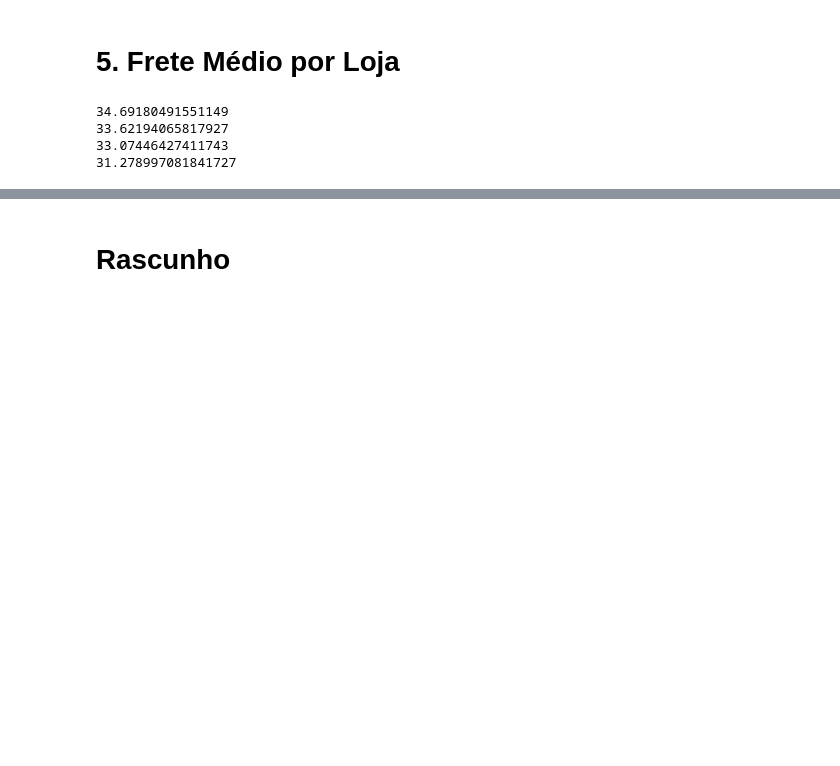
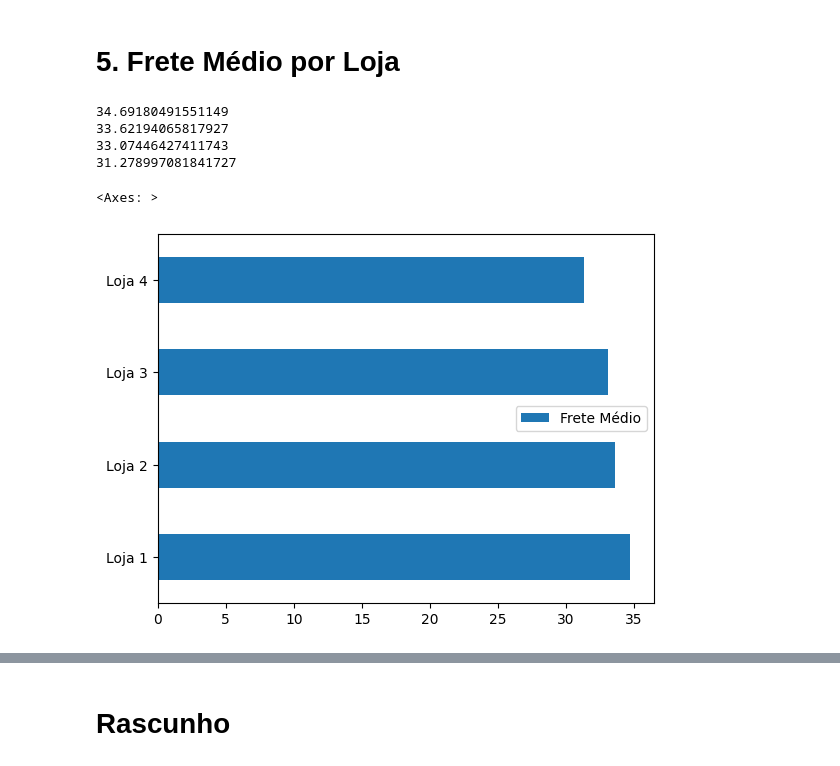
Before and after one commit to samarawwleticia/challengedadosalura, a Jupyter notebook: AluraStoreBrasil.ipynb, the cells around one changed output, grey strips where cells are left out. Cells and saved outputs as stored; diff of their text form; code cells hidden in the pictures; blank space fills up the shorter version.

```diff
--- a/AluraStoreBrasil.ipynb
+++ b/AluraStoreBrasil.ipynb
@@ -216,6 +266,15 @@ print(loja4['Frete'].mean())
 33.62194065817927
 33.07446427411743
 31.278997081841727
+# %%
+valores = [loja['Frete'].mean(), loja2['Frete'].mean(), loja3['Frete'].mean(), loja4['Frete'].mean()]
+index = ['Loja 1', 'Loja 2', 'Loja 3', 'Loja 4']
+
+df = pd.DataFrame(valores, index=index, columns=['Frete Médio'])
+df.plot.barh()
+# %% [output]
+<Axes: >
+[figure, added]
 # %% [markdown]
 # Relatório Final
 
```
Also changed, not shown: parts of 11 cells of this notebook.
